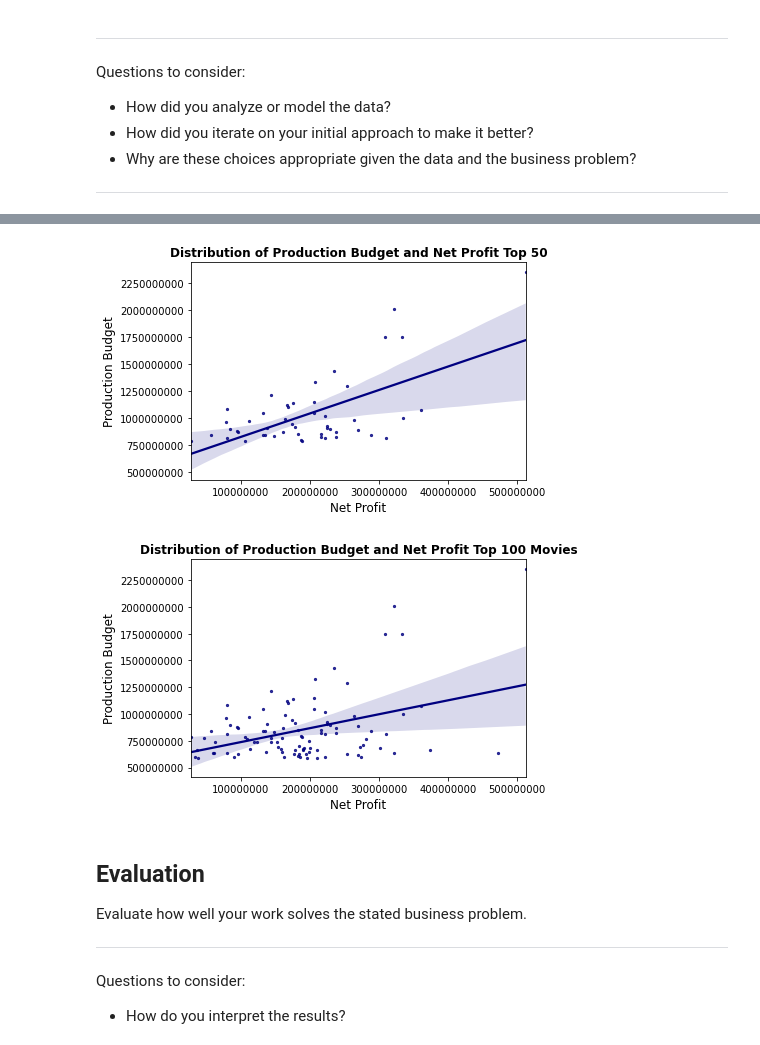
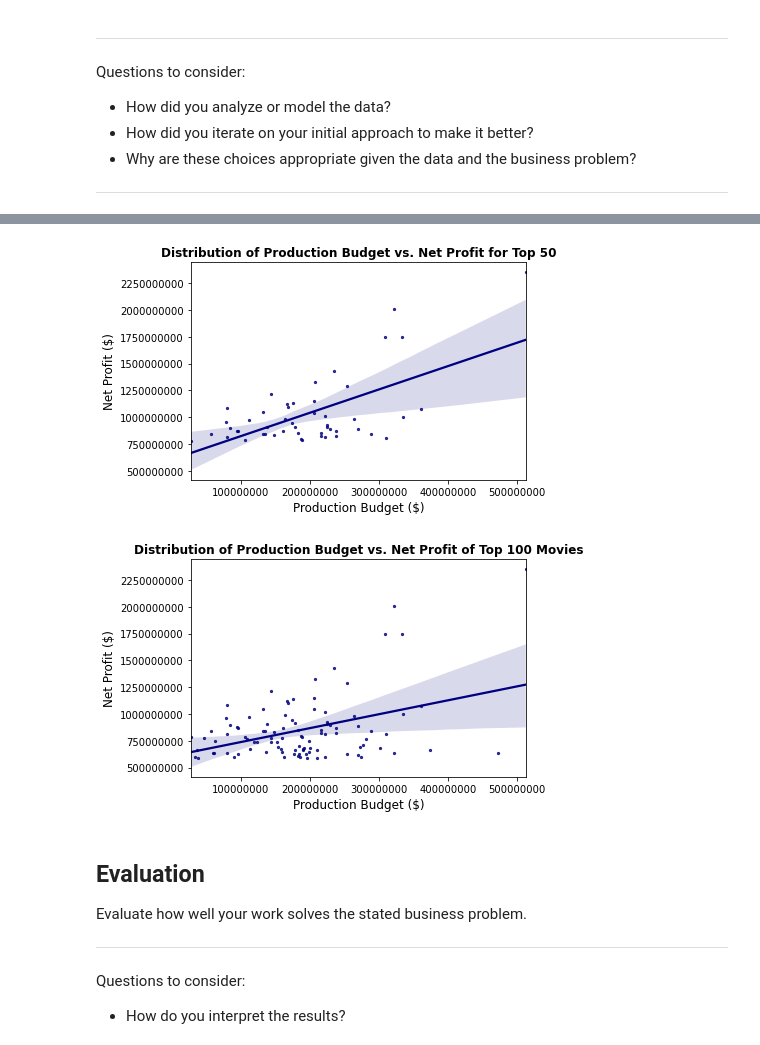
Before and after one commit to rachelfein/project, a Jupyter notebook: dsc-phase1-project-template.ipynb, the cells around one changed output, grey strips where cells are left out. Saved outputs shown, nothing was run; the diff lists cells and outputs as text; code cells hidden in the pictures.

```diff
--- a/dsc-phase1-project-template.ipynb
+++ b/dsc-phase1-project-template.ipynb
@@ -459,29 +514,31 @@ plt.legend(['Probability Density', "Median"])
 # %%
 # Data model to determine the budget is for the most sucessful movies
 # I chose to use a regplot because it can help predict the profit based on budget
 # Only used top 50 net profit movies so I can show a closer look what the budget range is only for the most sucessful
 # I also included a regplot for the top 200 movies so the client can also see what the predicted profits would be for
 # a lower budget movie
 
 sns.regplot(x="adjusted_production_budget", y="net_profit", data=df_net_profit.head(50), scatter_kws={'s':5},
             color='navy')
-plt.xlabel("Net Profit", size=12)
-plt.ylabel("Production Budget", size=12)
-plt.title("Distribution of Production Budget and Net Profit Top 50", weight='bold', size=12)
+plt.xlabel("Production Budget ($)", size=12)
+plt.ylabel("Net Profit ($)", size=12)
+plt.title("Distribution of Production Budget vs. Net Profit for Top 50", weight='bold', size=12)
 plt.ticklabel_format(style='plain')
+plt.savefig("./images/budget_vs_profit_50.png", dpi=150)
 # %% [output]
-[figure, old version]
+[figure, new version]
 # %%
 # when including more data the line of regretion shows a lower prediction for net profit
 # this plot helps show there are more characterists to making a sucesful movie than just budget
 sns.regplot(x="adjusted_production_budget", y="net_profit", data=df_net_profit.head(100), scatter_kws={'s':5},
             color='navy')
-plt.xlabel("Net Profit", size=12)
-plt.ylabel("Production Budget", size=12)
-plt.title("Distribution of Production Budget and Net Profit Top 100 Movies", weight='bold', size=12)
+plt.xlabel("Production Budget ($)", size=12)
+plt.ylabel("Net Profit ($)", size=12)
+plt.title("Distribution of Production Budget vs. Net Profit of Top 100 Movies", weight='bold', size=12)
 plt.ticklabel_format(style='plain')
+plt.savefig("./images/budget_vs_profit_100.png", dpi=150)
 # %% [output]
-[figure, old version]
+[figure, new version]
 # %% [markdown]
 ## Evaluation
 Evaluate how well your work solves the stated business problem.
```
Also changed, not shown: parts of 15 cells of this notebook, 3 other files.
